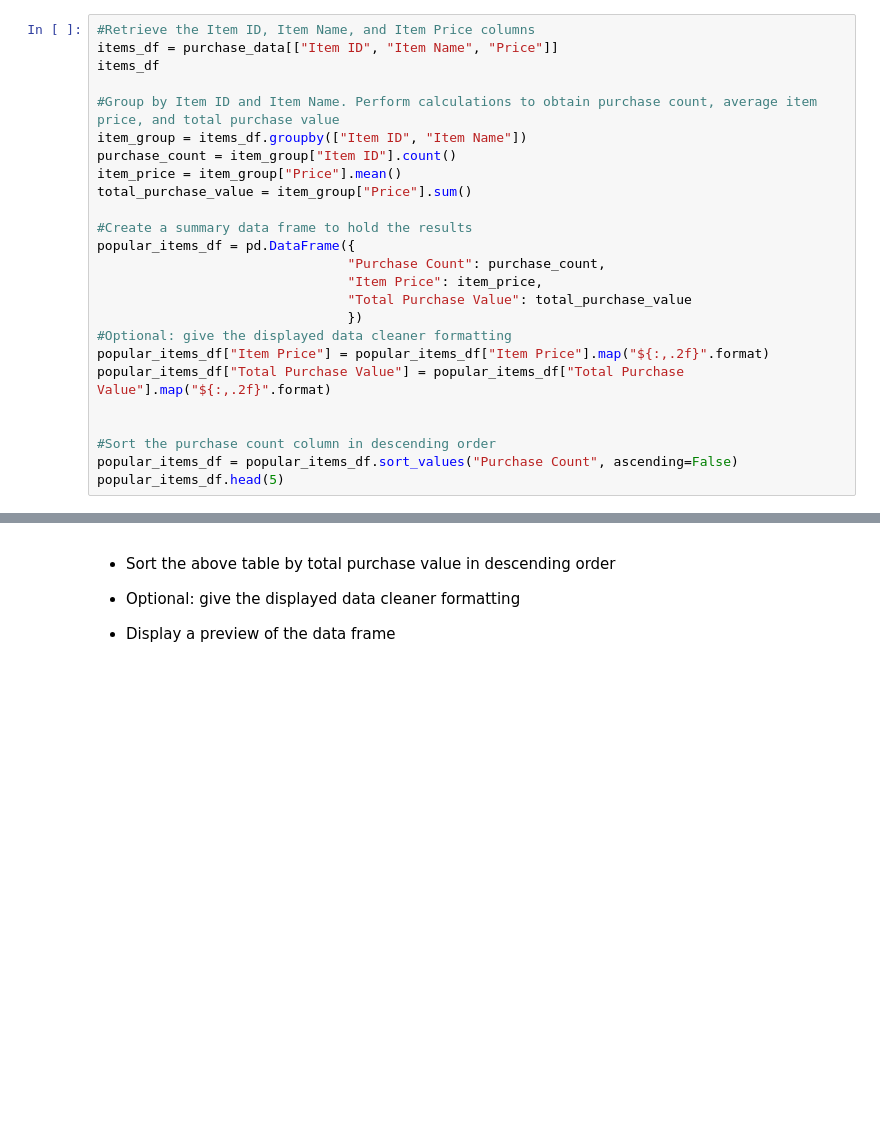
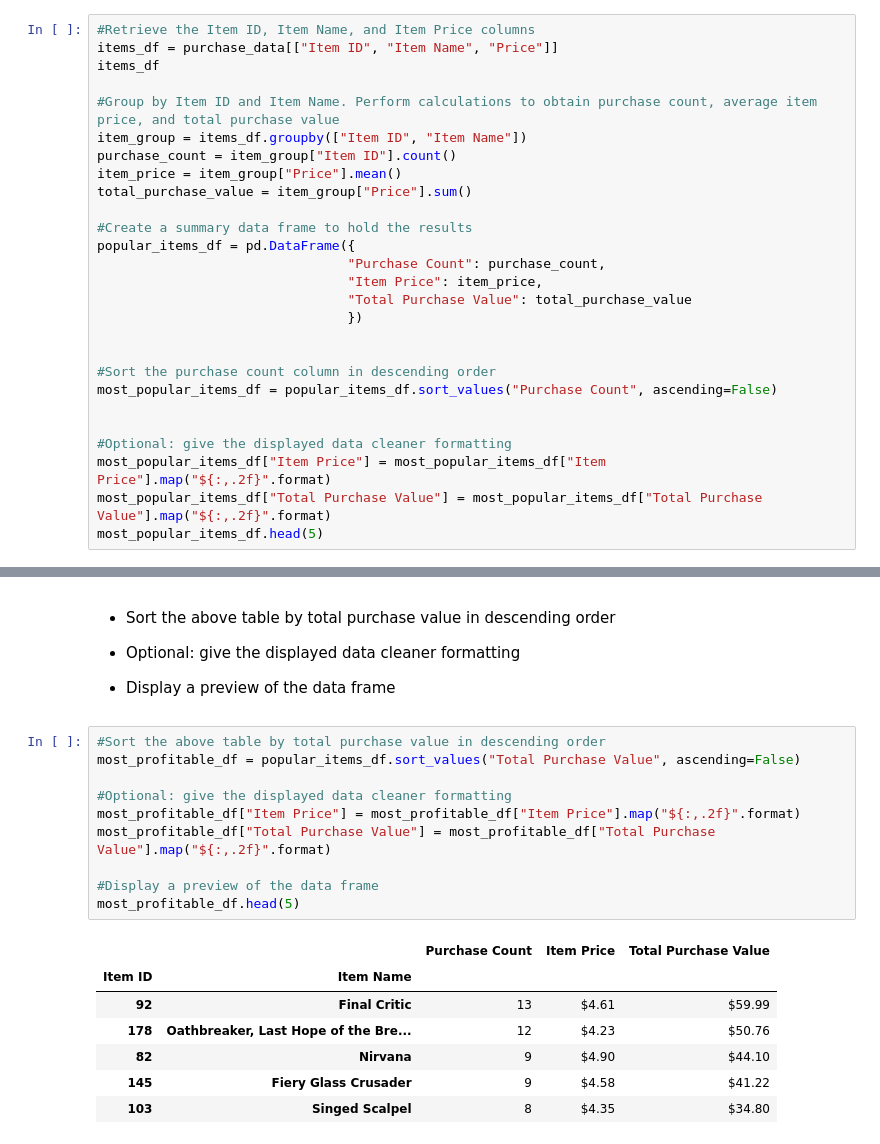
Before and after one commit to Abzraja/pandas-challenge, a Jupyter notebook: HeroesOfPymoli/HeroesOfPymoli_starter.ipynb, the cells around one changed output, grey strips where cells are left out. Drawn from its saved outputs; the diff is of its cells as text; blank space fills up the shorter version.

Commit message:
completed Most Profitable Items cell

```diff
--- a/HeroesOfPymoli/HeroesOfPymoli_starter.ipynb
+++ b/HeroesOfPymoli/HeroesOfPymoli_starter.ipynb
@@ -299,14 +299,16 @@ popular_items_df = pd.DataFrame({
                                 "Item Price": item_price,
                                 "Total Purchase Value": total_purchase_value
                                 })
-#Optional: give the displayed data cleaner formatting
-popular_items_df["Item Price"] = popular_items_df["Item Price"].map("${:,.2f}".format)
-popular_items_df["Total Purchase Value"] = popular_items_df["Total Purchase Value"].map("${:,.2f}".format)
 
 
 #Sort the purchase count column in descending order
-popular_items_df = popular_items_df.sort_values("Purchase Count", ascending=False)
-popular_items_df.head(5)
+most_popular_items_df = popular_items_df.sort_values("Purchase Count", ascending=False)
+
+
+#Optional: give the displayed data cleaner formatting
+most_popular_items_df["Item Price"] = most_popular_items_df["Item Price"].map("${:,.2f}".format)
+most_popular_items_df["Total Purchase Value"] = most_popular_items_df["Total Purchase Value"].map("${:,.2f}".format)
+most_popular_items_df.head(5)
 # %% [output]
 |  |  | Purchase Count | Item Price | Total Purchase Value |
 | Item ID | Item Name |  |  |  |
@@ -325,3 +327,21 @@ popular_items_df.head(5)
 
 
 * Display a preview of the data frame
+# %%
+#Sort the above table by total purchase value in descending order
+most_profitable_df = popular_items_df.sort_values("Total Purchase Value", ascending=False)
+
+#Optional: give the displayed data cleaner formatting
+most_profitable_df["Item Price"] = most_profitable_df["Item Price"].map("${:,.2f}".format)
+most_profitable_df["Total Purchase Value"] = most_profitable_df["Total Purchase Value"].map("${:,.2f}".format)
+
+#Display a preview of the data frame
+most_profitable_df.head(5)
+# %% [output]
+|  |  | Purchase Count | Item Price | Total Purchase Value |
+| Item ID | Item Name |  |  |  |
+| 92 | Final Critic | 13 | $4.61 | $59.99 |
+| 178 | Oathbreaker, Last Hope of the Bre... | 12 | $4.23 | $50.76 |
+| 82 | Nirvana | 9 | $4.90 | $44.10 |
+| 145 | Fiery Glass Crusader | 9 | $4.58 | $41.22 |
+| 103 | Singed Scalpel | 8 | $4.35 | $34.80 |
```
